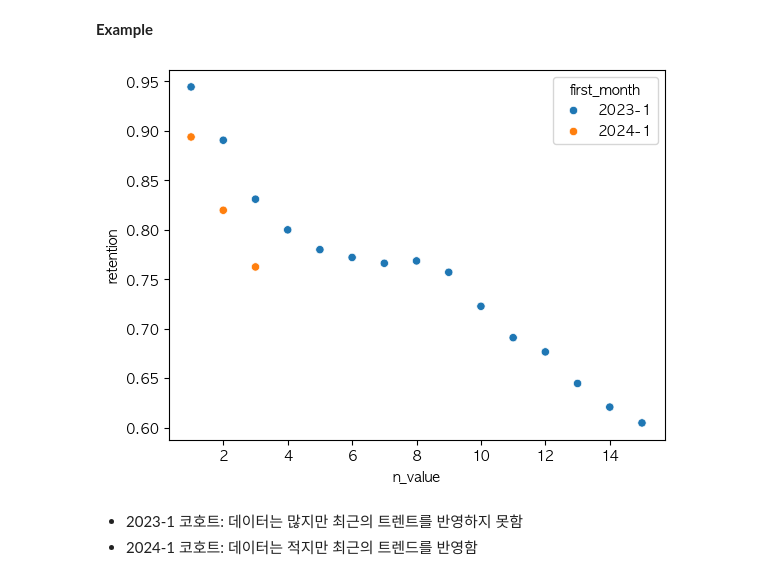
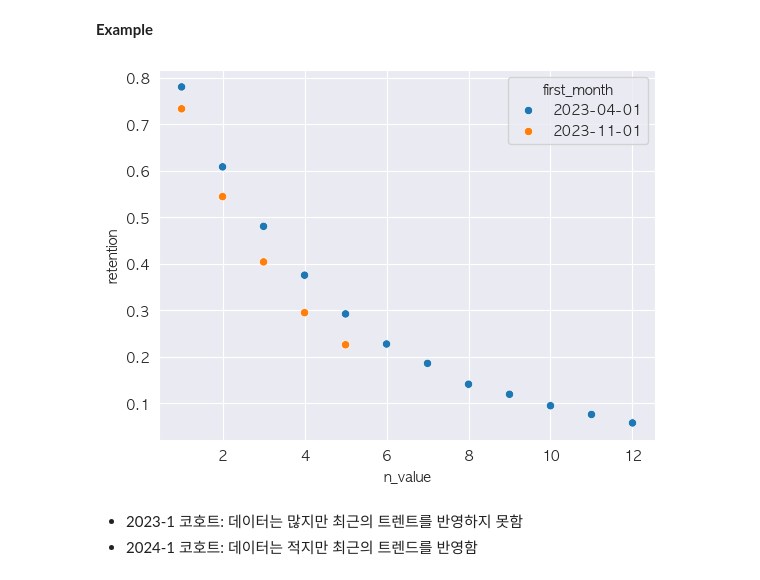
Before and after one commit to LEEMBEEN/portfolio, a Jupyter notebook: analysis/CLV_estimaion/CLV_estimation.ipynb, the cells around one changed output. Saved outputs shown, nothing was run; the diff lists cells and outputs as text; code cells hidden in the pictures.

```diff
--- a/analysis/CLV_estimaion/CLV_estimation.ipynb
+++ b/analysis/CLV_estimaion/CLV_estimation.ipynb
@@ -274,15 +271,15 @@ plt.show()
 # %% [markdown]
 **Example**
 # %%
-# 2023-1, 2024-1 코호트 사용
+# 2023-4, 2023-11 코호트 사용
 df_eg = df.copy()
-df_eg = df_eg[(df_eg['first_month'] == '2023-1') | (df_eg['first_month'] == '2024-1')]
+df_eg = df_eg[(df_eg['first_month'] == '2023-04-01') | (df_eg['first_month'] == '2023-11-01')]
 
 # 시각화
 sns.scatterplot(data=df_eg, x='n_value', y='retention', hue='first_month')
 plt.show()
 # %% [output]
-[figure, old version]
+[figure, new version]
 # %% [markdown]
 - 2023-1 코호트: 데이터는 많지만 최근의 트렌트를 반영하지 못함
 - 2024-1 코호트: 데이터는 적지만 최근의 트렌드를 반영함
```
Also changed, not shown: parts of 17 cells of this notebook.
